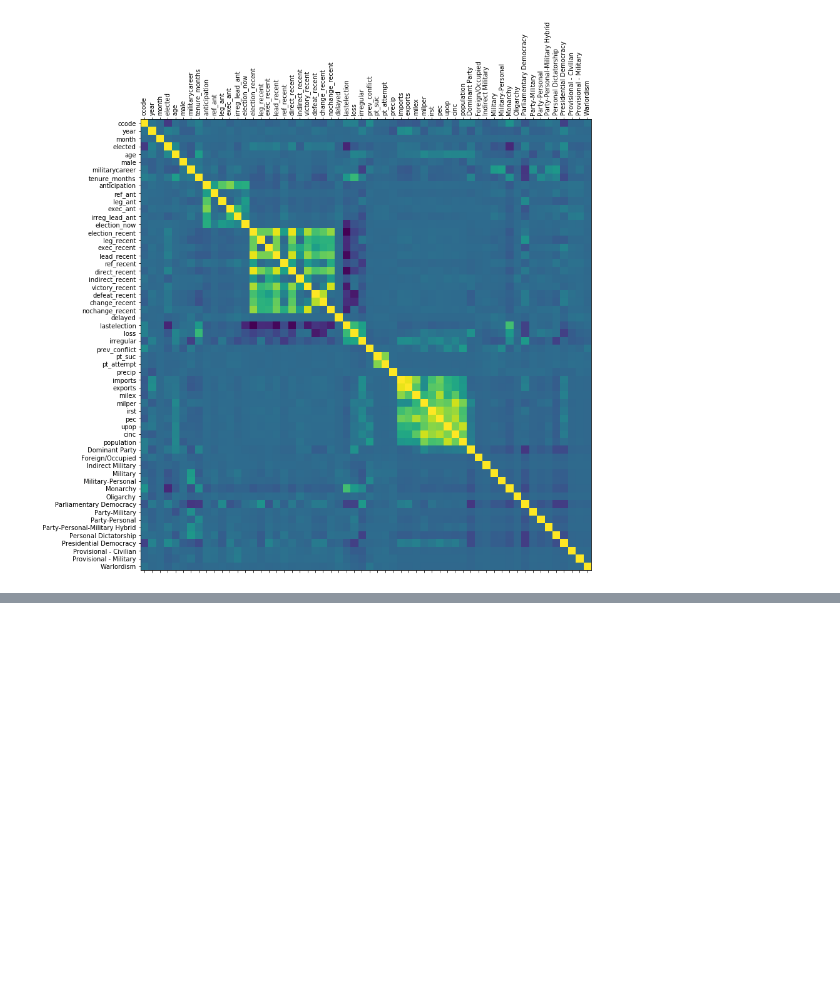
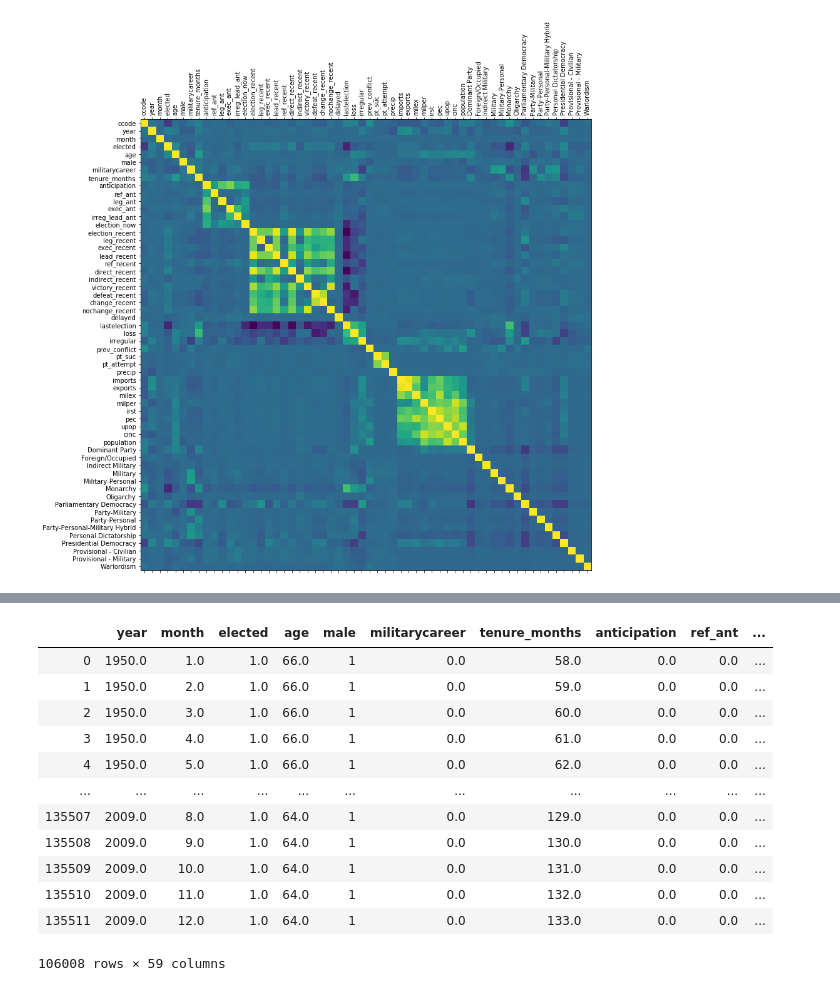
Before and after one commit to taylorjbritt/capstone2, a Jupyter notebook: notebooks/Dummies.ipynb, the cells around one changed output, grey strips where cells are left out. Saved outputs shown, nothing was run; the diff lists cells and outputs as text; code cells hidden in the pictures; blank space fills up the shorter version.

```diff
--- a/notebooks/Dummies.ipynb
+++ b/notebooks/Dummies.ipynb
@@ -345,0 +384,4 @@ plot_corr(df_drop)
+# %%
+df_one_hot['urban_percent'] = (df_one_hot['upop']*1000)/df_one_hot['population']
+# %%
+df_one_hot['mil_percent'] = (df_one_hot['milper']*1000)/df_one_hot['population']
@@ -345,0 +400,20 @@ plot_corr(df_drop)
+# %%
+drop2 = ['ccode', 'country', 'leader', 'government']
+# %%
+df_one_hot_num = df_one_hot.drop(drop2, axis = 1)
+# %%
+df_one_hot_num
+# %% [output]
+|  | year | month | elected | age | male | militarycareer | tenure_months | anticipation | ref_ant | ... |
+| 0 | 1950.0 | 1.0 | 1.0 | 66.0 | 1 | 0.0 | 58.0 | 0.0 | 0.0 | ... |
+| 1 | 1950.0 | 2.0 | 1.0 | 66.0 | 1 | 0.0 | 59.0 | 0.0 | 0.0 | ... |
+| 2 | 1950.0 | 3.0 | 1.0 | 66.0 | 1 | 0.0 | 60.0 | 0.0 | 0.0 | ... |
+| 3 | 1950.0 | 4.0 | 1.0 | 66.0 | 1 | 0.0 | 61.0 | 0.0 | 0.0 | ... |
+| 4 | 1950.0 | 5.0 | 1.0 | 66.0 | 1 | 0.0 | 62.0 | 0.0 | 0.0 | ... |
+| ... | ... | ... | ... | ... | ... | ... | ... | ... | ... | ... |
+| 135507 | 2009.0 | 8.0 | 1.0 | 64.0 | 1 | 0.0 | 129.0 | 0.0 | 0.0 | ... |
+| 135508 | 2009.0 | 9.0 | 1.0 | 64.0 | 1 | 0.0 | 130.0 | 0.0 | 0.0 | ... |
+| 135509 | 2009.0 | 10.0 | 1.0 | 64.0 | 1 | 0.0 | 131.0 | 0.0 | 0.0 | ... |
+| 135510 | 2009.0 | 11.0 | 1.0 | 64.0 | 1 | 0.0 | 132.0 | 0.0 | 0.0 | ... |
+| 135511 | 2009.0 | 12.0 | 1.0 | 64.0 | 1 | 0.0 | 133.0 | 0.0 | 0.0 | ... |
+106008 rows × 59 columns
```
Also changed, not shown: parts of 6 cells of this notebook, 2 other files.
